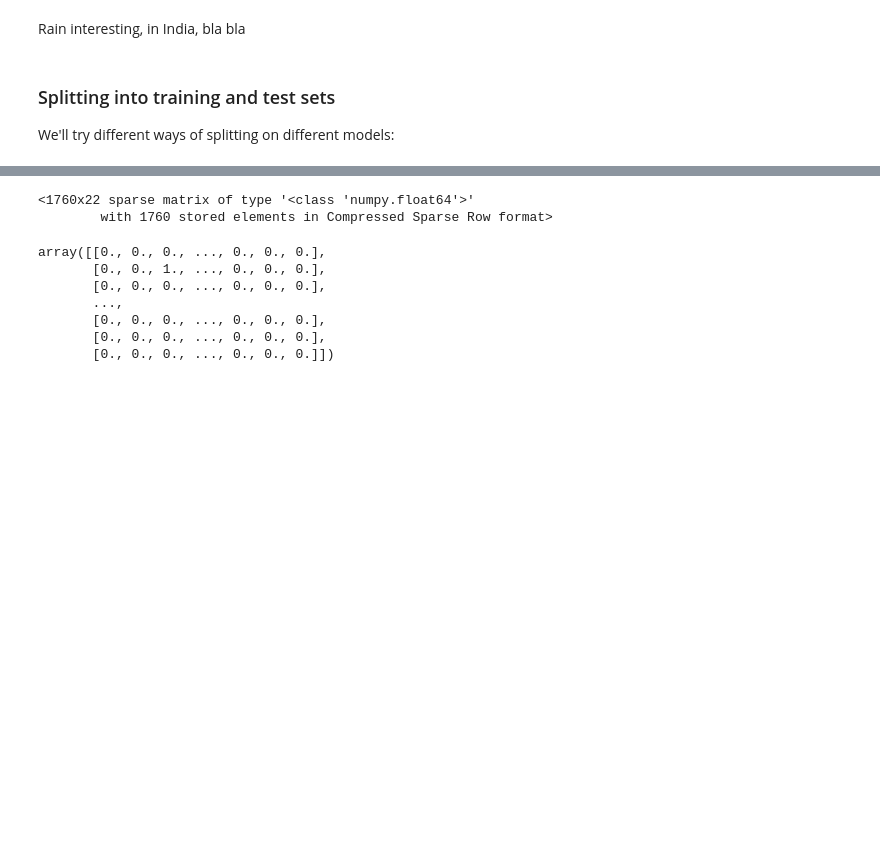
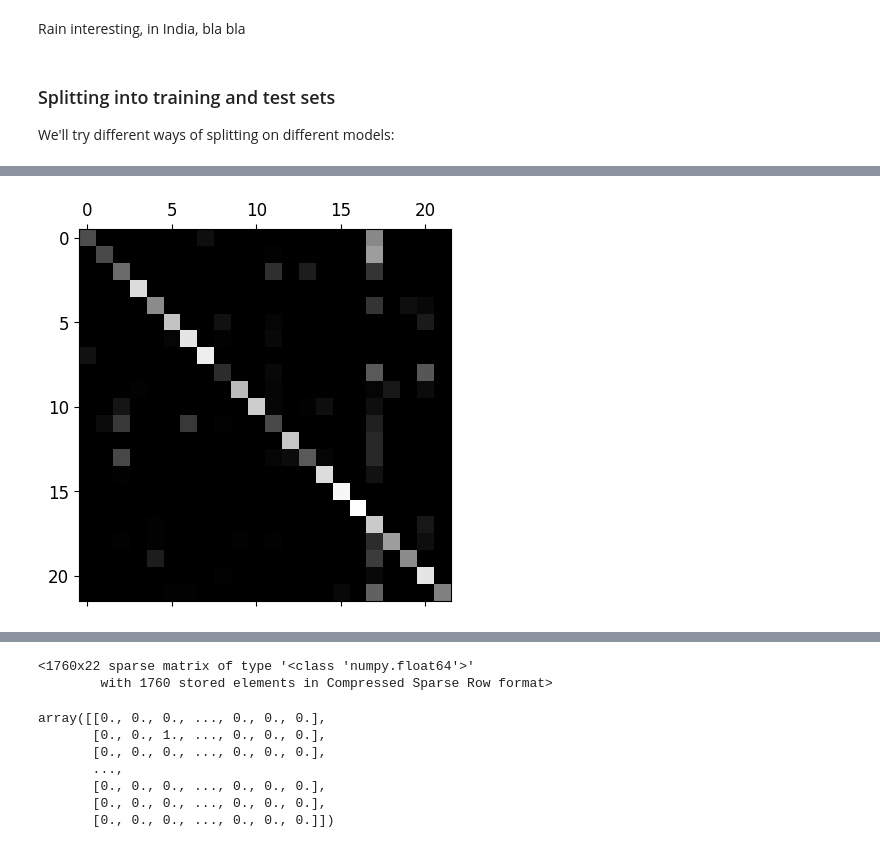
Before and after one commit to Gruppe-H/OLA2, a Jupyter notebook: Exercise.ipynb, the cells around one changed output, grey strips where cells are left out. Cells and saved outputs as stored; diff of their text form; code cells hidden in the pictures; blank space fills up the shorter version.

Commit message:
models

```diff
--- a/Exercise.ipynb
+++ b/Exercise.ipynb
@@ -121,0 +127,4 @@ With one-hot encoding on label and linear regression:
+# %%
+# rice
+y_train_rice = (y_train == 'rice')
+y_test_rice = (y_test == 'rice')
@@ -121,0 +137,4 @@ With one-hot encoding on label and linear regression:
+# %%
+from sklearn.linear_model import SGDClassifier
+rice_sgd_clf = SGDClassifier(random_state = 42)
+rice_sgd_clf.fit(X_train, y_train_rice)
@@ -121,0 +232,3 @@ With one-hot encoding on label and linear regression:
+# %%
+sgd_clf = SGDClassifier(random_state = 42)
+sgd_clf.fit(X_train, y_train)
@@ -121,0 +256,4 @@ With one-hot encoding on label and linear regression:
+# %%
+y_train_pred = cross_val_predict(sgd_clf, X_train, y_train, cv=3)
+conf_mx = confusion_matrix(y_train, y_train_pred)
+conf_mx
@@ -121,0 +278,5 @@ With one-hot encoding on label and linear regression:
+# %%
+plt.matshow(conf_mx, cmap=plt.cm.gray)
+plt.show()
+# %% [output]
+[figure, added]
```
Also changed, not shown: parts of 49 cells of this notebook.
